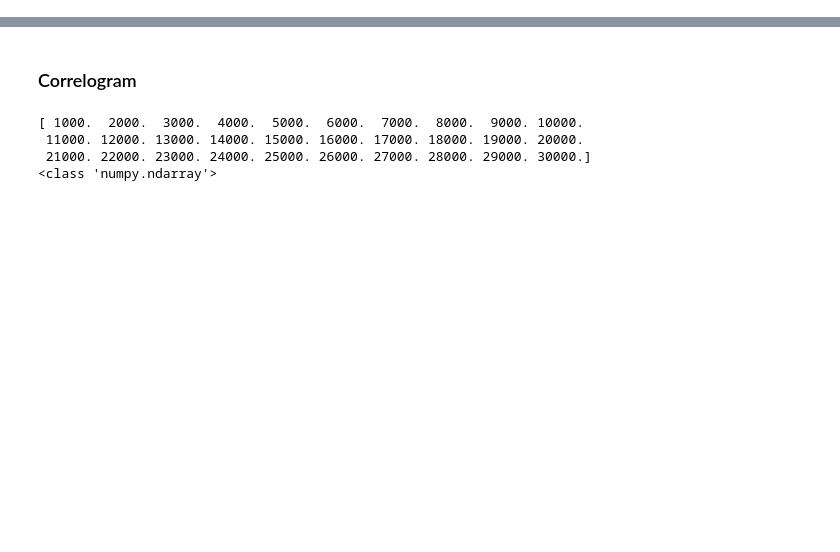
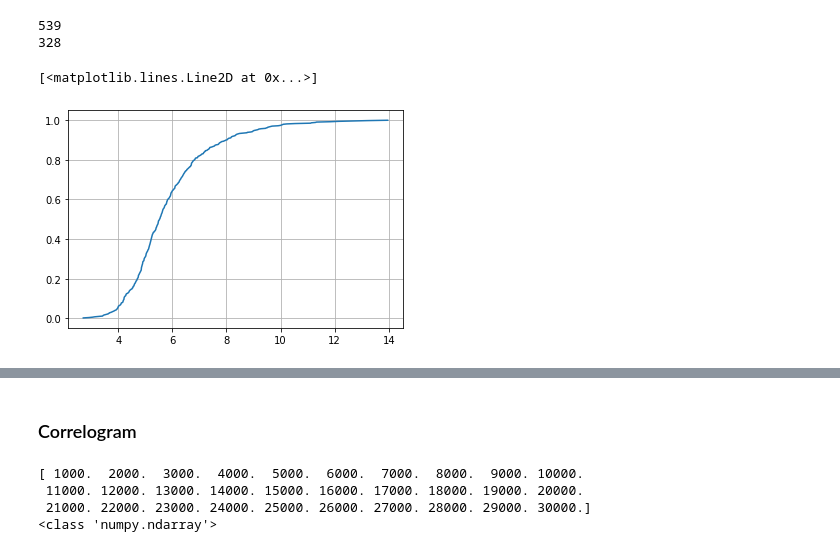
Before and after one commit to sazuluagaz/Geostatistics_Project, a Jupyter notebook: SGS_code_Jimmy_external_data.ipynb, the cells around one changed output, grey strips where cells are left out. Drawn from its saved outputs; the diff is of its cells as text; code cells hidden in the pictures; blank space fills up the shorter version.

```diff
--- a/SGS_code_Jimmy_external_data.ipynb
+++ b/SGS_code_Jimmy_external_data.ipynb
@@ -60,21 +65,29 @@ Text(0.5, 1.0, 'Scatter plot of sample location')
 # %%
-z = xyz[:,2]
-
-def function_cdf(z):#Calculates the cummulative distribution dunction of data z
+#Calculates the cummulative distribution function of data z
+def function_cdf(z):
     s = np.sort(z)
     z_values = np.unique(s)
     pdf = []
     for i in range(len(z_values)-1):
         pdf.append(len(z[(s >= z_values[i]) & (s < z_values[i+1])])/len(s))
     cdf = np.cumsum(pdf)
     cdf = np.append(cdf,1)
     return z_values, cdf
 
 values_cdf, cdf = function_cdf(z)
 
+print(z.size)
+print(values_cdf.size)
+
 #Original data
 plt.figure()
+plt.grid()
 plt.plot(values_cdf, cdf)
+# %% [output]
+539
+328
+[<matplotlib.lines.Line2D at 0x...>]
+[figure, added]
 # %%
 #Data to be transformed
 normal_data = np.array(np.random.normal(0,1,len(z)))
```
Also changed, not shown: parts of 18 cells of this notebook.
